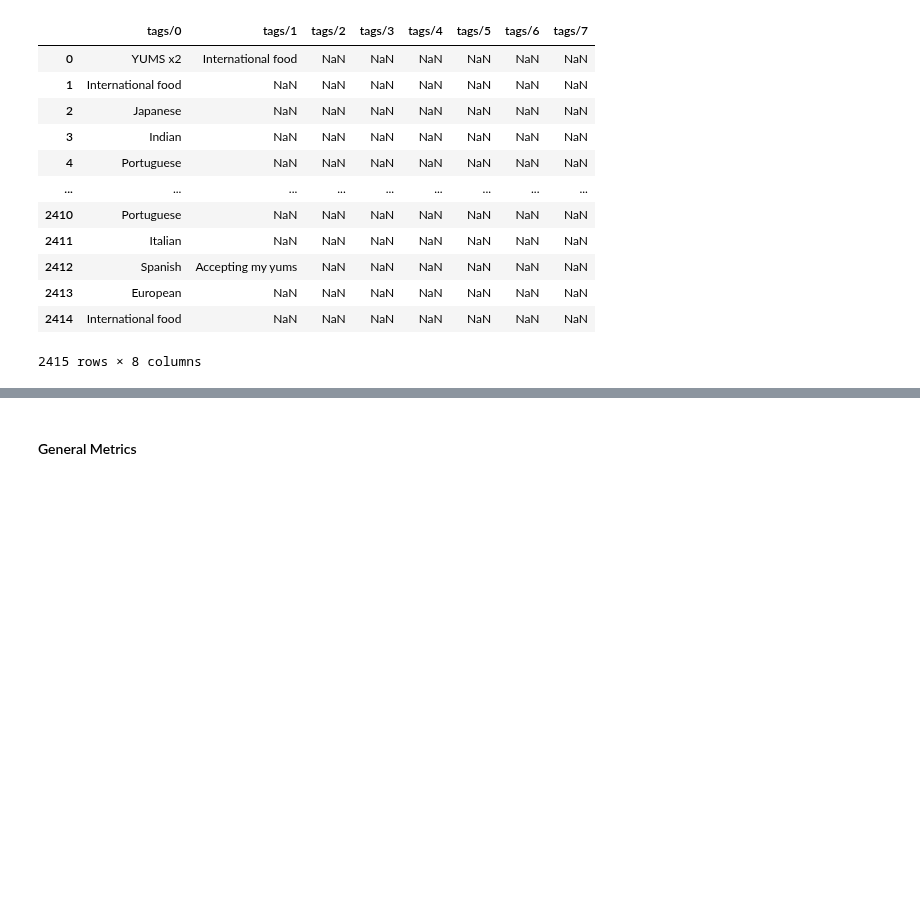
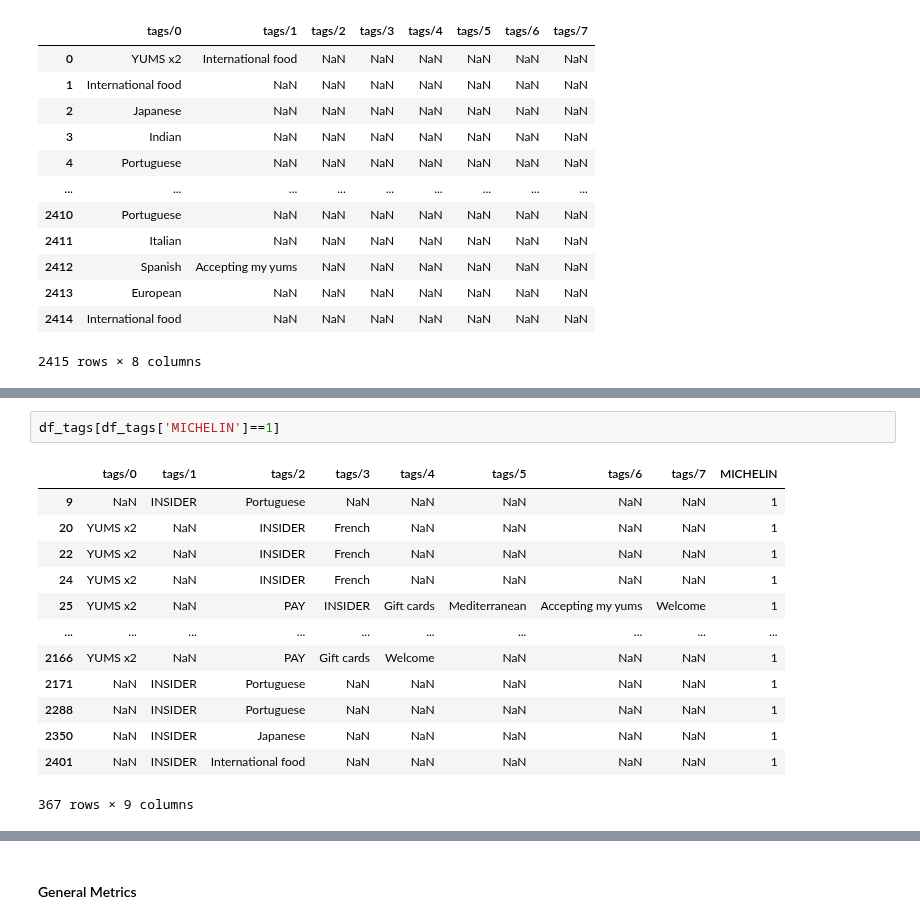
Before and after one commit to shaulleo/FlavourFlix, a Jupyter notebook: EDA1.ipynb, the cells around one changed output, grey strips where cells are left out. Drawn from its saved outputs; the diff is of its cells as text; blank space fills up the shorter version.

```diff
--- a/EDA1.ipynb
+++ b/EDA1.ipynb
@@ -302,0 +399,16 @@ df_tags
+# %%
+df_tags[df_tags['MICHELIN']==1]
+# %% [output]
+|  | tags/0 | tags/1 | tags/2 | tags/3 | tags/4 | tags/5 | tags/6 | tags/7 | MICHELIN |
+| 9 | NaN | INSIDER | Portuguese | NaN | NaN | NaN | NaN | NaN | 1 |
+| 20 | YUMS x2 | NaN | INSIDER | French | NaN | NaN | NaN | NaN | 1 |
+| 22 | YUMS x2 | NaN | INSIDER | French | NaN | NaN | NaN | NaN | 1 |
+| 24 | YUMS x2 | NaN | INSIDER | French | NaN | NaN | NaN | NaN | 1 |
+| 25 | YUMS x2 | NaN | PAY | INSIDER | Gift cards | Mediterranean | Accepting my yums | Welcome | 1 |
+| ... | ... | ... | ... | ... | ... | ... | ... | ... | ... |
+| 2166 | YUMS x2 | NaN | PAY | Gift cards | Welcome | NaN | NaN | NaN | 1 |
+| 2171 | NaN | INSIDER | Portuguese | NaN | NaN | NaN | NaN | NaN | 1 |
+| 2288 | NaN | INSIDER | Portuguese | NaN | NaN | NaN | NaN | NaN | 1 |
+| 2350 | NaN | INSIDER | Japanese | NaN | NaN | NaN | NaN | NaN | 1 |
+| 2401 | NaN | INSIDER | International food | NaN | NaN | NaN | NaN | NaN | 1 |
+367 rows × 9 columns
```
Also changed, not shown: parts of 26 cells of this notebook, 4 other files.
